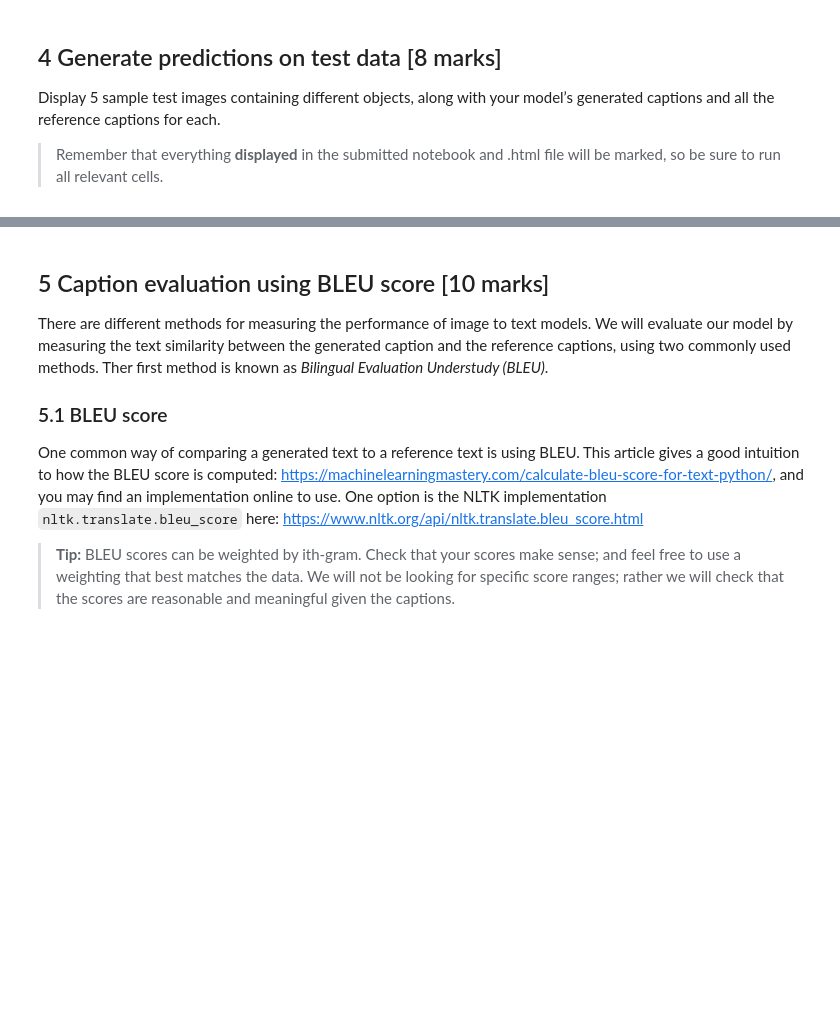
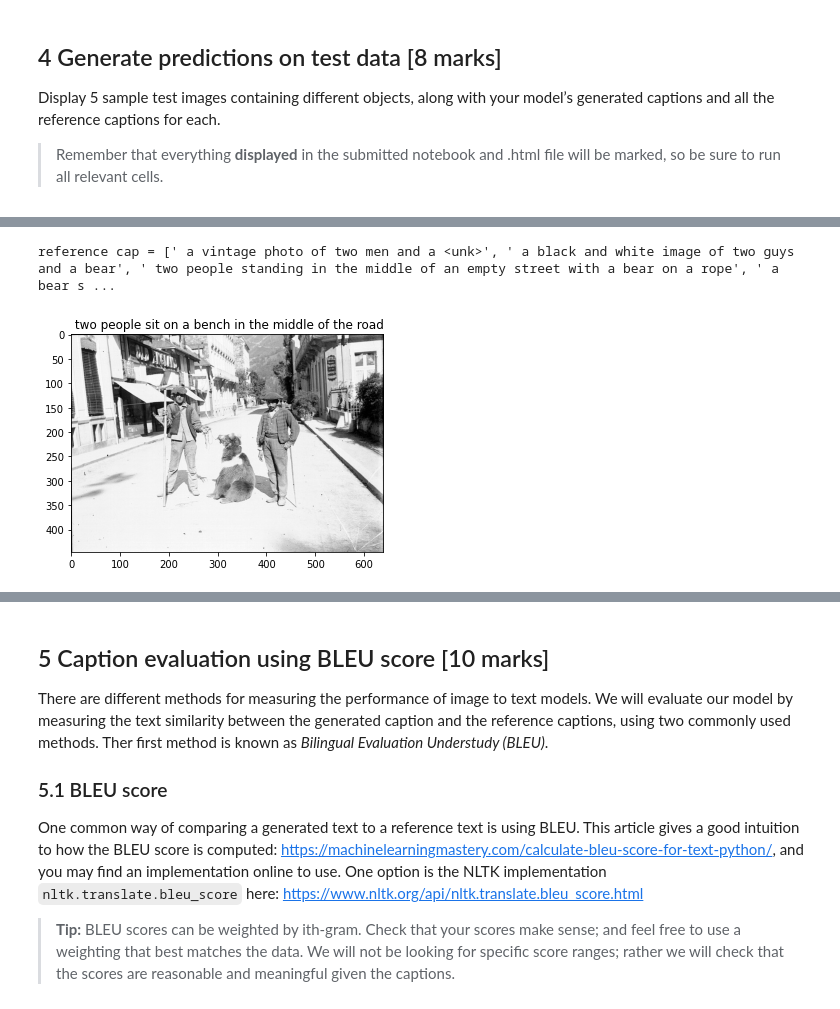
Before and after one commit to buthaina279/P4DS, a Jupyter notebook: COMP5623M_CW2v2.ipynb, the cells around one changed output, grey strips where cells are left out. Cells and saved outputs as stored; diff of their text form; code cells hidden in the pictures; blank space fills up the shorter version.

```diff
--- a/COMP5623M_CW2v2.ipynb
+++ b/COMP5623M_CW2v2.ipynb
@@ -1245,0 +964,7 @@ predicted_class
+# %%
+plt.title(predics[1])
+plt.imshow(Image.open(images[1]))
+print("reference cap =", ref_cap2)
+# %% [output]
+reference cap = [' a vintage photo of two men and a <unk>', ' a black and white image of two guys and a bear', ' two people standing in the middle of an empty street with a bear on a rope', ' a bear s ...
+[figure, added]
```
Also changed, not shown: parts of 104 cells of this notebook.
